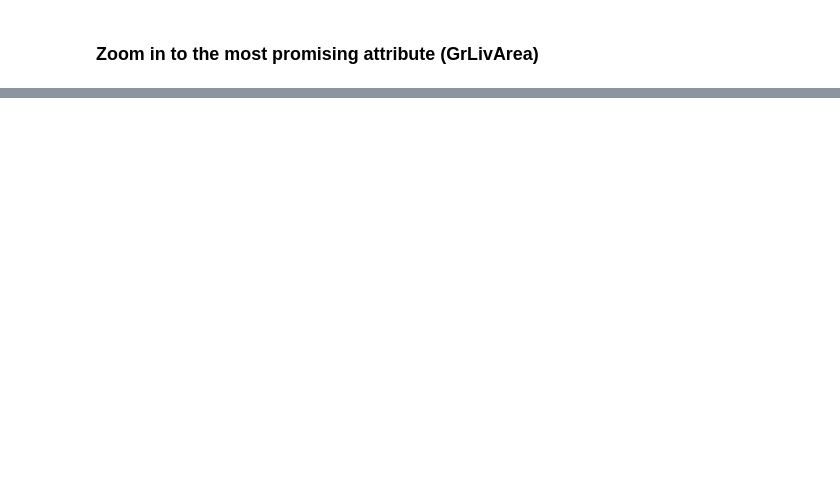
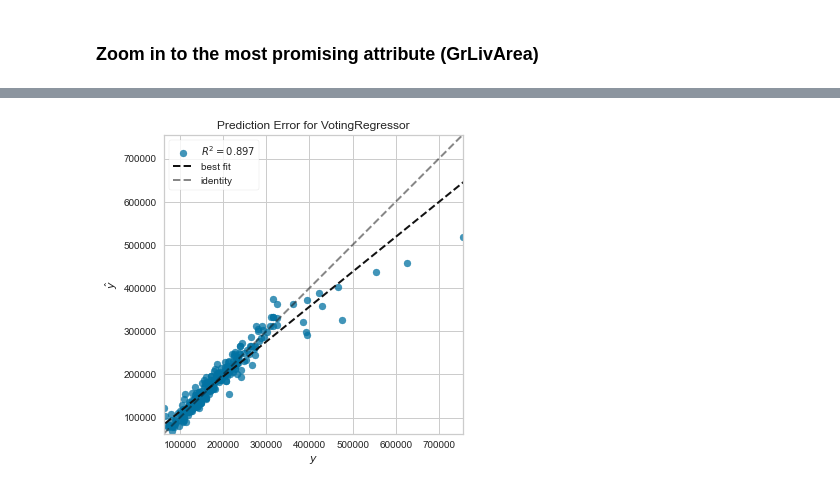
Before and after one commit to h131177/DAT158-ML-Oblig2, a Jupyter notebook: ML_Oblig2.ipynb, the cells around one changed output, grey strips where cells are left out. Cells and saved outputs as stored; diff of their text form; code cells hidden in the pictures; blank space fills up the shorter version.

```diff
--- a/ML_Oblig2.ipynb
+++ b/ML_Oblig2.ipynb
@@ -247,0 +434,4 @@ train_temp.plot(kind="scatter", x="GrLivArea", y="SalePrice",
+# %%
+plot_model(blender, plot = 'error')
+# %% [output]
+[figure, added]
```
Also changed, not shown: parts of 29 cells of this notebook.
